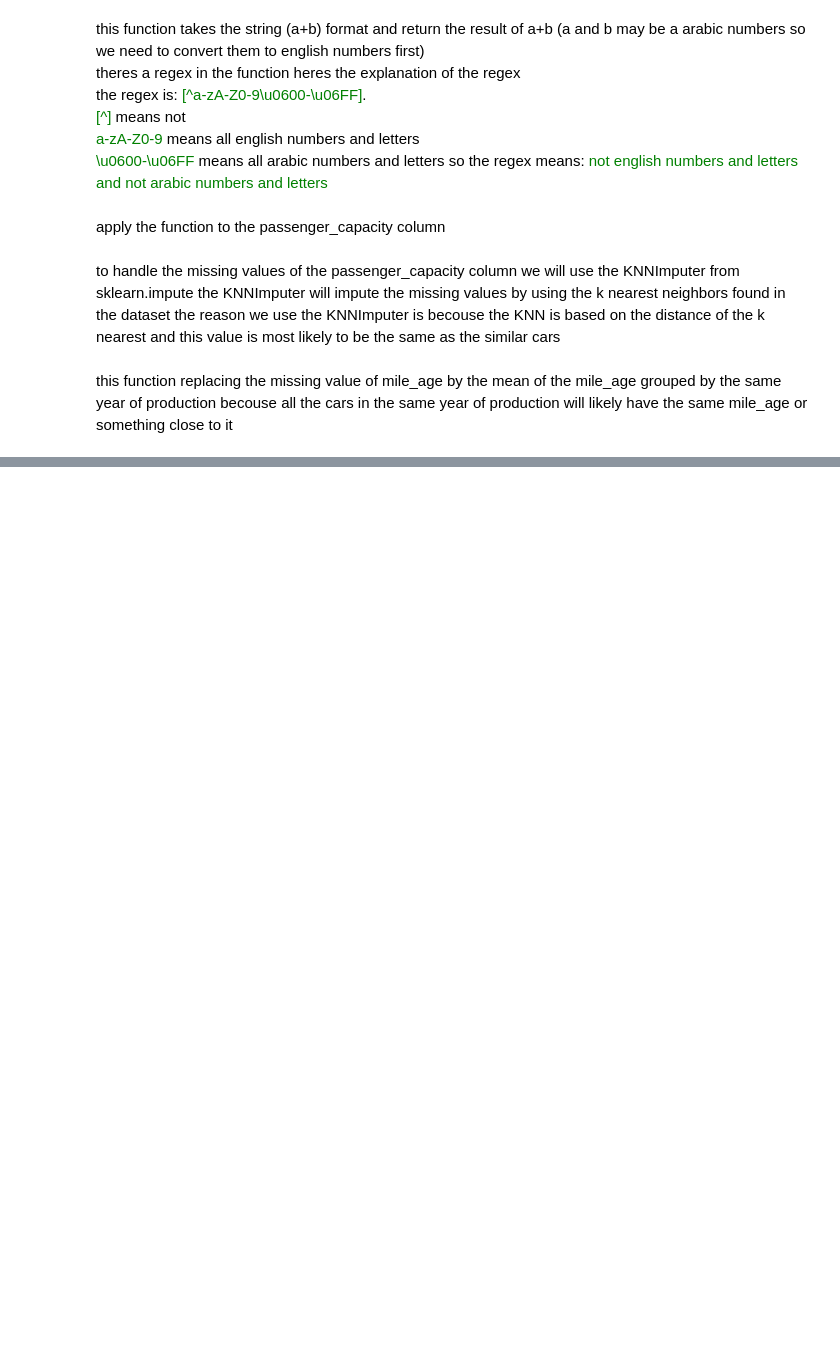
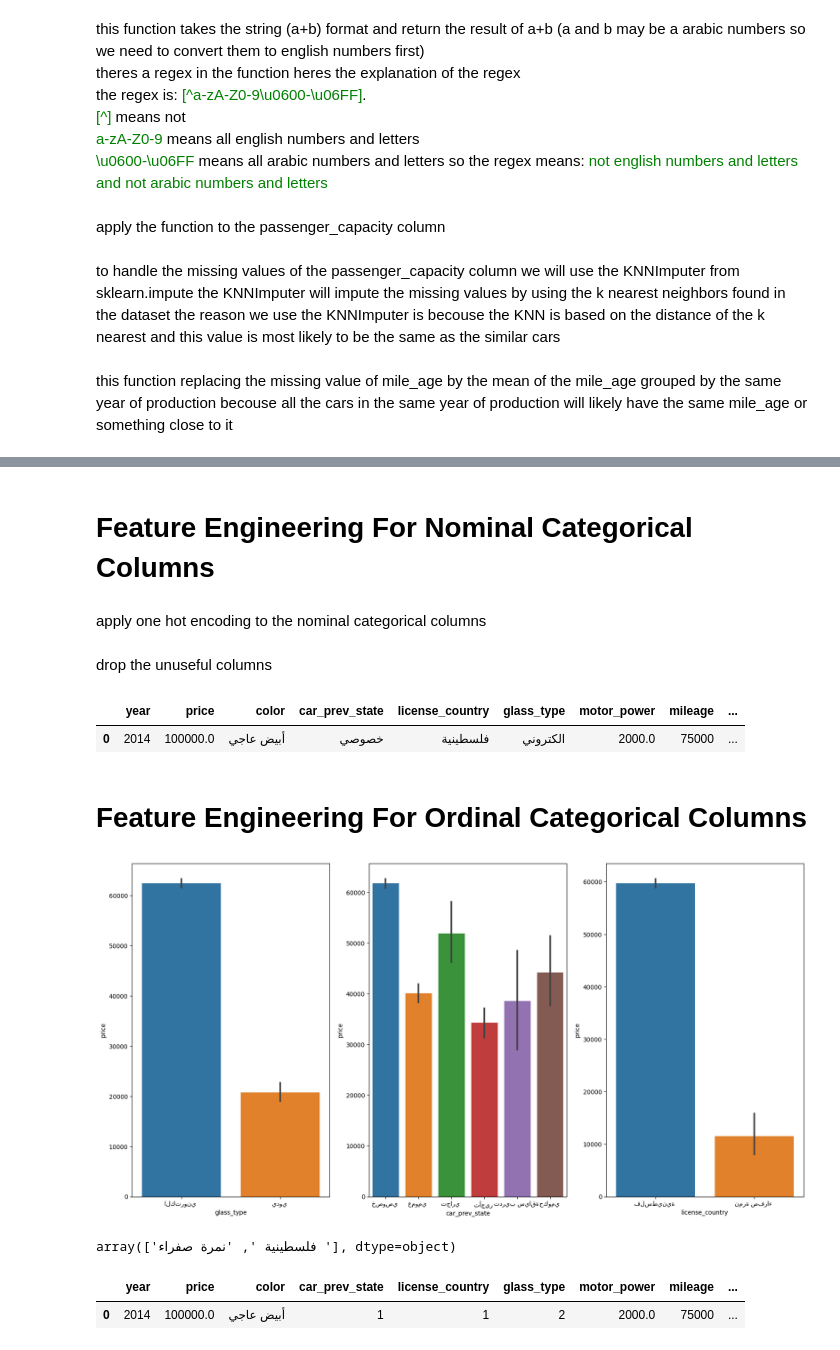
Before and after one commit to mohamadhase/Car-Price-Prediction, a Jupyter notebook: notebooks/car_prediction.ipynb, the cells around one changed output, grey strips where cells are left out. Saved outputs shown, nothing was run; the diff lists cells and outputs as text; code cells hidden in the pictures; blank space fills up the shorter version.

Commit message:
completing the noise and the feature engineering step

```diff
--- a/notebooks/car_prediction.ipynb
+++ b/notebooks/car_prediction.ipynb
@@ -253,0 +327,49 @@ car_data = car_data[car_data['mileage'].notna()]
+# %% [markdown]
+# Feature Engineering For Nominal Categorical Columns
+# %%
+def encoding_feature(df:pd.DataFrame, feature:str)->pd.DataFrame:
+    """this function is used to encode the categorical features"""
+    label_encoder = LabelEncoder()
+    feature_labels = label_encoder.fit_transform(df[feature])
+    feature_mappings = {index: label for index, label in enumerate(label_encoder.classes_)}
+    df[feature + '_label'] = feature_labels
+    one_hot_encoder = OneHotEncoder()
+    feature_labels = one_hot_encoder.fit_transform(df[[feature + '_label']]).toarray()
+    feature_feature_labels = (label_encoder.classes_)
+    feature_features = pd.DataFrame(feature_labels, columns=feature_feature_labels)
+    feature_features.reset_index(drop=True, inplace=True)
+    df.reset_index(drop=True, inplace=True)
+    df = pd.concat([df, feature_features], axis=1)
+    return df
+# %% [markdown]
+apply one hot encoding to the nominal categorical columns
+# %%
+hot_encoding_features = ['fuil_type','transimission_type']
+for feature in hot_encoding_features:
+    car_data = encoding_feature(car_data, feature)
+# %% [markdown]
+drop the unuseful columns
+# %%
+unuseful_columns = hot_encoding_features + ['car_name'] + [i+"_label" for i in hot_encoding_features]
+car_data.drop(unuseful_columns, axis=1, inplace=True)
+# %%
+#show the first row in the data but full coulmns
+car_data.head(1)
+# %% [output]
+|  | year | price | color | car_prev_state | license_country | glass_type | motor_power | mileage | ... |
+| 0 | 2014 | 100000.0 | أبيض عاجي | خصوصي | فلسطينية | الكتروني | 2000.0 | 75000 | ... |
+# %% [markdown]
+# Feature Engineering For Ordinal Categorical Columns
+# %%
+ordinal_features = [ 'glass_type', 'car_prev_state','license_country']
+# %%
+import seaborn as sns
+
+
+plt.figure(figsize=(20, 10))
+for index,feature in enumerate(ordinal_features):
+    plt.subplot(1, 3, index+1)
+    sns.barplot(x=feature, y='price', data=car_data)
+    #the arabic text is flipped so i used this code to fix it
+# %% [output]
+[figure, added]
@@ -253,0 +396,4 @@ car_data = car_data[car_data['mileage'].notna()]
+# %%
+car_data['license_country'].unique()
+# %% [output]
+array(['فلسطينية ', 'نمرة صفراء '], dtype=object)
@@ -253,0 +410,5 @@ car_data = car_data[car_data['mileage'].notna()]
+# %%
+car_data.head(1)
+# %% [output]
+|  | year | price | color | car_prev_state | license_country | glass_type | motor_power | mileage | ... |
+| 0 | 2014 | 100000.0 | أبيض عاجي | 1 | 1 | 2 | 2000.0 | 75000 | ... |
```
Also changed, not shown: parts of 26 cells of this notebook, 4 other files.
